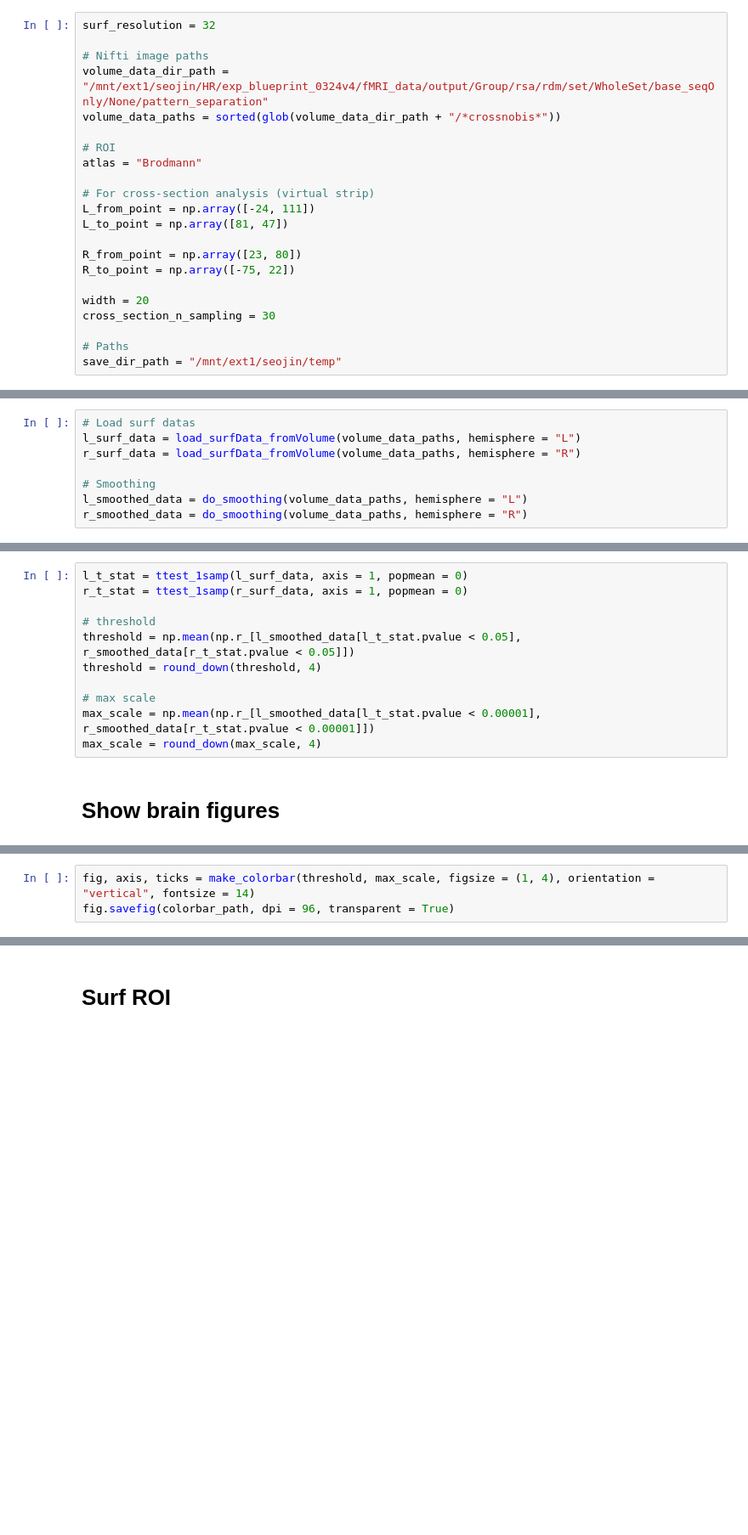
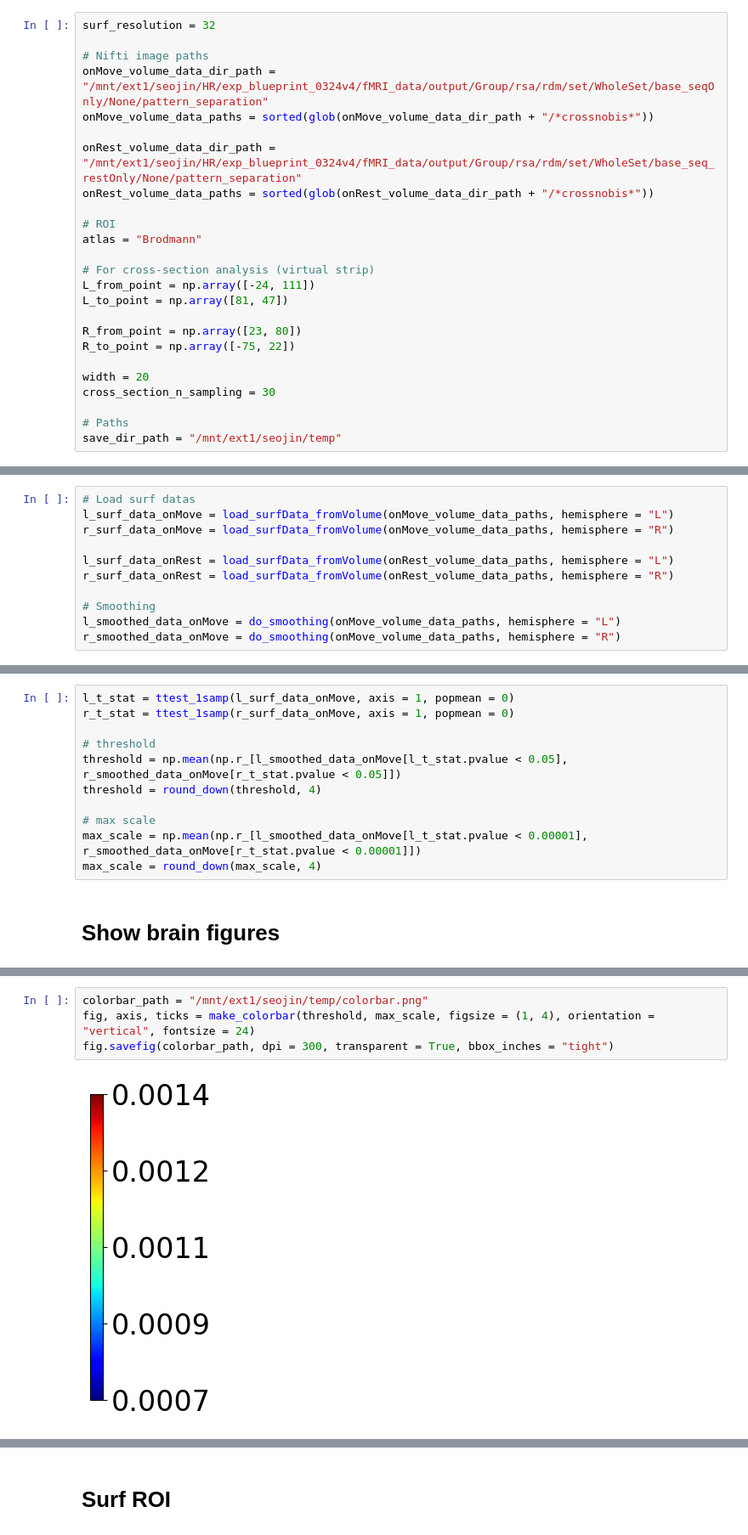
Before and after one commit to SeojinYoon/Seojin_commonTool, a Jupyter notebook: Module/Brain_Surface/Surface_stat_both.ipynb, the cells around one changed output, grey strips where cells are left out. Shown at 85% size. Saved outputs shown, nothing was run; the diff lists cells and outputs as text; blank space fills up the shorter version.

Commit message:
plot3d

```diff
--- a/Module/Brain_Surface/Surface_stat_both.ipynb
+++ b/Module/Brain_Surface/Surface_stat_both.ipynb
@@ -34,8 +35,11 @@ from sj_math import round_down
 surf_resolution = 32
 
 # Nifti image paths
-volume_data_dir_path = "/mnt/ext1/seojin/HR/exp_blueprint_0324v4/fMRI_data/output/Group/rsa/rdm/set/WholeSet/base_seqOnly/None/pattern_separation"
-volume_data_paths = sorted(glob(volume_data_dir_path + "/*crossnobis*"))
+onMove_volume_data_dir_path = "/mnt/ext1/seojin/HR/exp_blueprint_0324v4/fMRI_data/output/Group/rsa/rdm/set/WholeSet/base_seqOnly/None/pattern_separation"
+onMove_volume_data_paths = sorted(glob(onMove_volume_data_dir_path + "/*crossnobis*"))
+
+onRest_volume_data_dir_path = "/mnt/ext1/seojin/HR/exp_blueprint_0324v4/fMRI_data/output/Group/rsa/rdm/set/WholeSet/base_seq_restOnly/None/pattern_separation"
+onRest_volume_data_paths = sorted(glob(onRest_volume_data_dir_path + "/*crossnobis*"))
 
 # ROI
 atlas = "Brodmann"
@@ -77,12 +81,15 @@ def do_smoothing(volume_data_paths, hemisphere, sigma = 2.0):
 # Volume to Surface
 # %%
 # Load surf datas
-l_surf_data = load_surfData_fromVolume(volume_data_paths, hemisphere = "L")
-r_surf_data = load_surfData_fromVolume(volume_data_paths, hemisphere = "R")
+l_surf_data_onMove = load_surfData_fromVolume(onMove_volume_data_paths, hemisphere = "L")
+r_surf_data_onMove = load_surfData_fromVolume(onMove_volume_data_paths, hemisphere = "R")
+
+l_surf_data_onRest = load_surfData_fromVolume(onRest_volume_data_paths, hemisphere = "L")
+r_surf_data_onRest = load_surfData_fromVolume(onRest_volume_data_paths, hemisphere = "R")
 
 # Smoothing
-l_smoothed_data = do_smoothing(volume_data_paths, hemisphere = "L")
-r_smoothed_data = do_smoothing(volume_data_paths, hemisphere = "R")
+l_smoothed_data_onMove = do_smoothing(onMove_volume_data_paths, hemisphere = "L")
+r_smoothed_data_onMove = do_smoothing(onMove_volume_data_paths, hemisphere = "R")
 # %% [markdown]
 # Cross section analysis
 # %%
@@ -124,15 +145,15 @@ save: /mnt/ext1/seojin/temp/both_hemi_coverage.png
 # %% [markdown]
 # Visualization threshold
 # %%
-l_t_stat = ttest_1samp(l_surf_data, axis = 1, popmean = 0)
-r_t_stat = ttest_1samp(r_surf_data, axis = 1, popmean = 0)
+l_t_stat = ttest_1samp(l_surf_data_onMove, axis = 1, popmean = 0)
+r_t_stat = ttest_1samp(r_surf_data_onMove, axis = 1, popmean = 0)
 
 # threshold
-threshold = np.mean(np.r_[l_smoothed_data[l_t_stat.pvalue < 0.05], r_smoothed_data[r_t_stat.pvalue < 0.05]])
+threshold = np.mean(np.r_[l_smoothed_data_onMove[l_t_stat.pvalue < 0.05], r_smoothed_data_onMove[r_t_stat.pvalue < 0.05]])
 threshold = round_down(threshold, 4)
 
 # max scale
-max_scale = np.mean(np.r_[l_smoothed_data[l_t_stat.pvalue < 0.00001], r_smoothed_data[r_t_stat.pvalue < 0.00001]])
+max_scale = np.mean(np.r_[l_smoothed_data_onMove[l_t_stat.pvalue < 0.00001], r_smoothed_data_onMove[r_t_stat.pvalue < 0.00001]])
 max_scale = round_down(max_scale, 4)
 # %% [markdown]
 # Show brain figures
@@ -157,4 +183,7 @@ save: /mnt/ext1/seojin/temp/Both_hemi_stat.png
 # %%
-fig, axis, ticks = make_colorbar(threshold, max_scale, figsize = (1, 4), orientation = "vertical", fontsize = 14)
-fig.savefig(colorbar_path, dpi = 96, transparent = True)
+colorbar_path = "/mnt/ext1/seojin/temp/colorbar.png"
+fig, axis, ticks = make_colorbar(threshold, max_scale, figsize = (1, 4), orientation = "vertical", fontsize = 24)
+fig.savefig(colorbar_path, dpi = 300, transparent = True, bbox_inches = "tight")
+# %% [output]
+[figure, added]
 # %%
```
Also changed, not shown: parts of 16 cells of this notebook, 5 other files.
